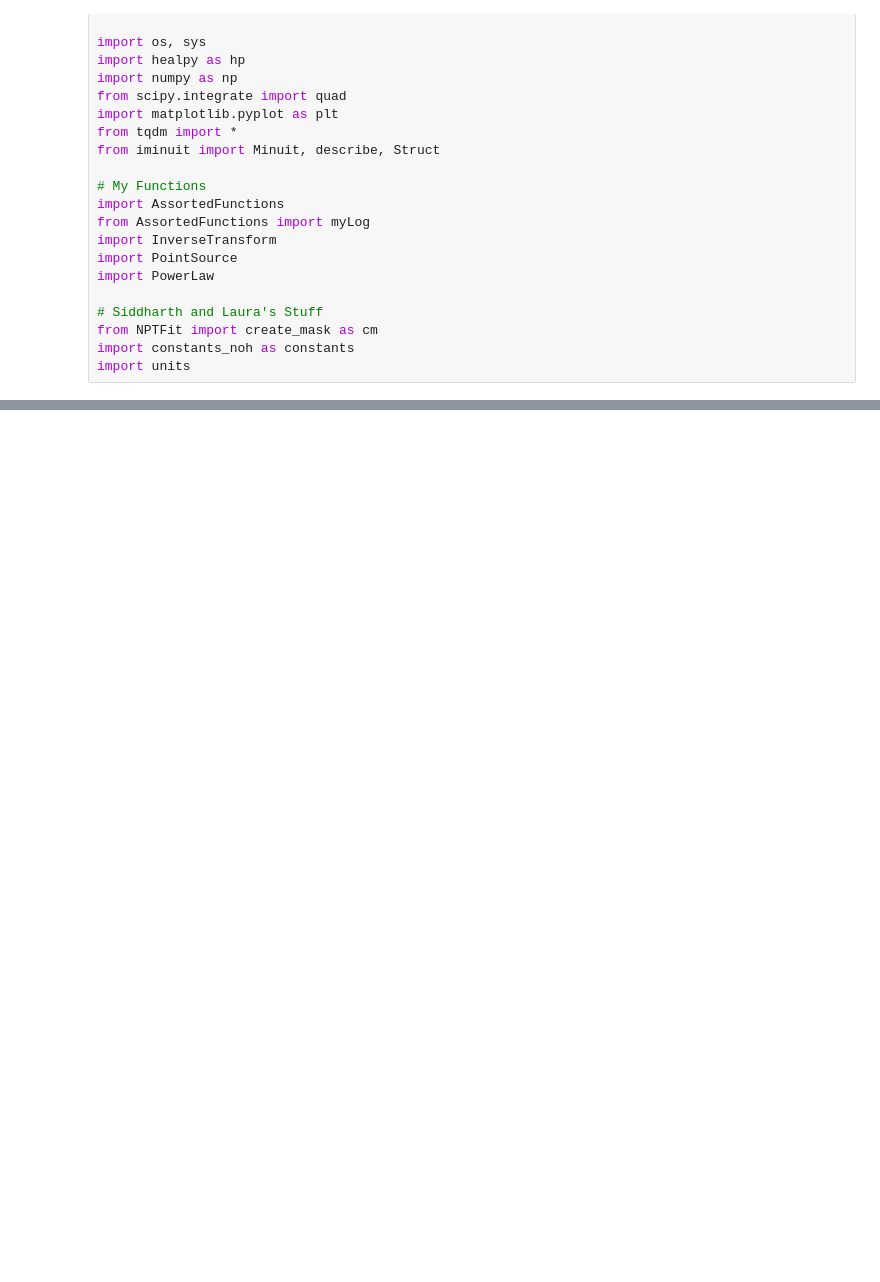
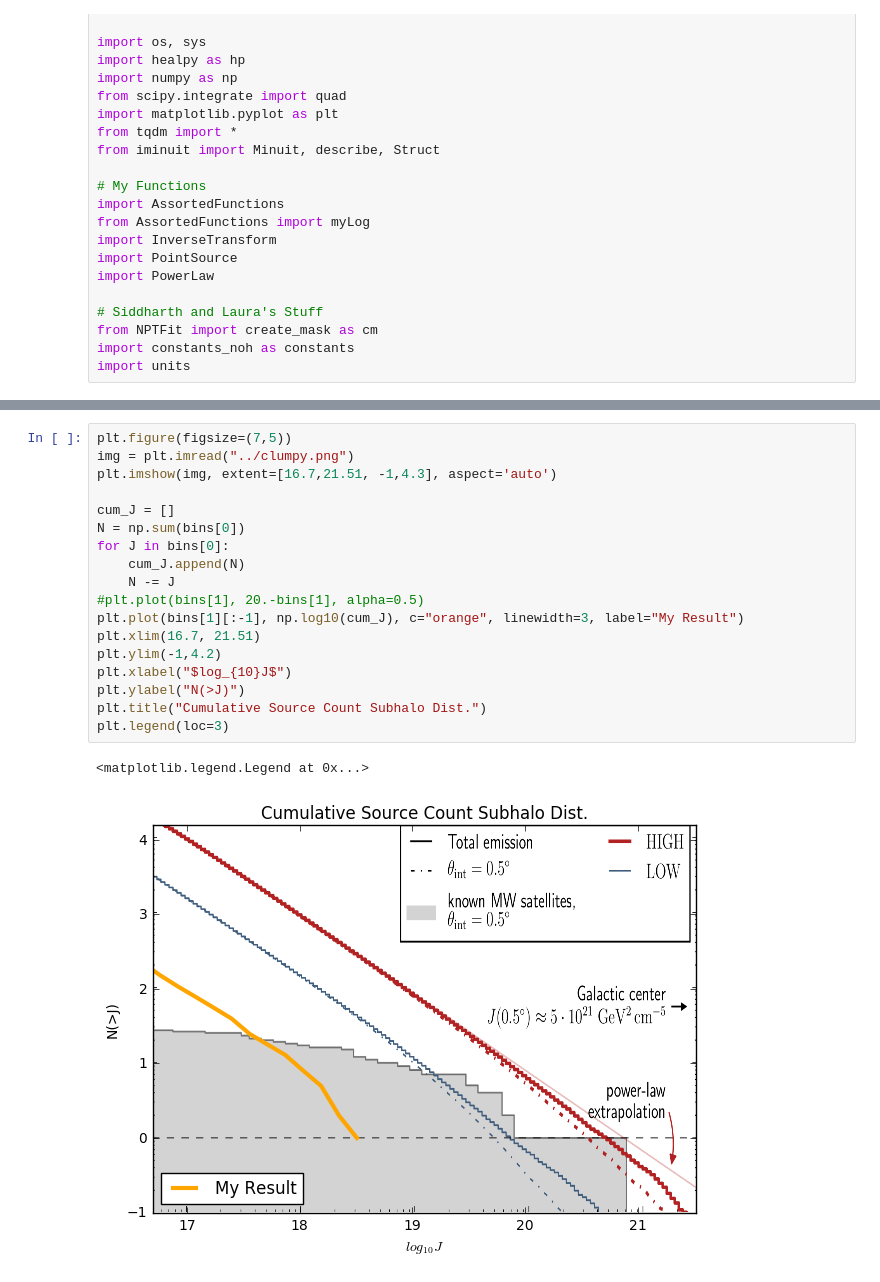
Before and after one commit to jeansom/Subhalos, a Jupyter notebook: Subhalos/SubhalosModular.ipynb, the cells around one changed output, grey strips where cells are left out. Saved outputs shown, nothing was run; the diff lists cells and outputs as text; blank space fills up the shorter version.

```diff
--- a/Subhalos/SubhalosModular.ipynb
+++ b/Subhalos/SubhalosModular.ipynb
@@ -172,0 +191,21 @@ plt.close()
+# %%
+plt.figure(figsize=(7,5))
+img = plt.imread("../clumpy.png")
+plt.imshow(img, extent=[16.7,21.51, -1,4.3], aspect='auto')
+
+cum_J = []
+N = np.sum(bins[0])
+for J in bins[0]:
+    cum_J.append(N)
+    N -= J
+#plt.plot(bins[1], 20.-bins[1], alpha=0.5)
+plt.plot(bins[1][:-1], np.log10(cum_J), c="orange", linewidth=3, label="My Result")
+plt.xlim(16.7, 21.51)
+plt.ylim(-1,4.2)
+plt.xlabel("$log_{10}J$")
+plt.ylabel("N(>J)")
+plt.title("Cumulative Source Count Subhalo Dist.")
+plt.legend(loc=3)
+# %% [output]
+<matplotlib.legend.Legend at 0x...>
+[figure, added]
```
Also changed, not shown: parts of 22 cells of this notebook, 45 other files.
